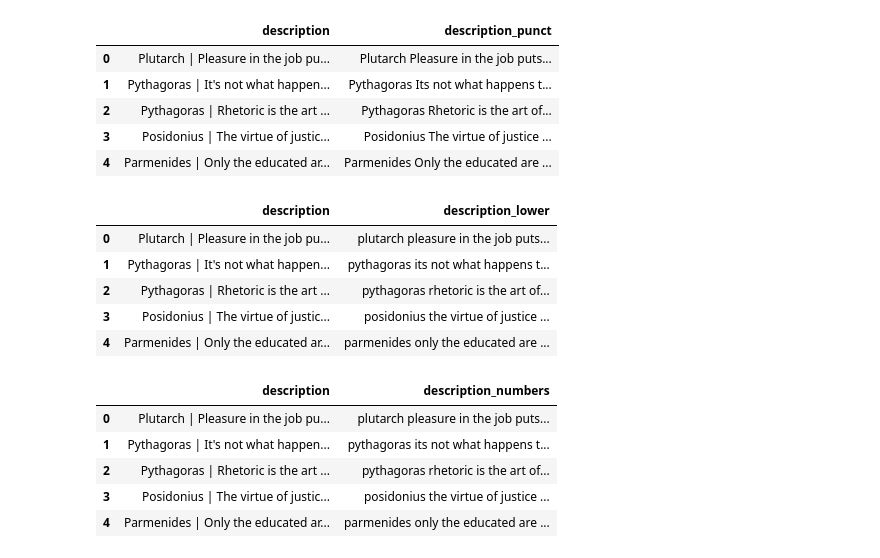
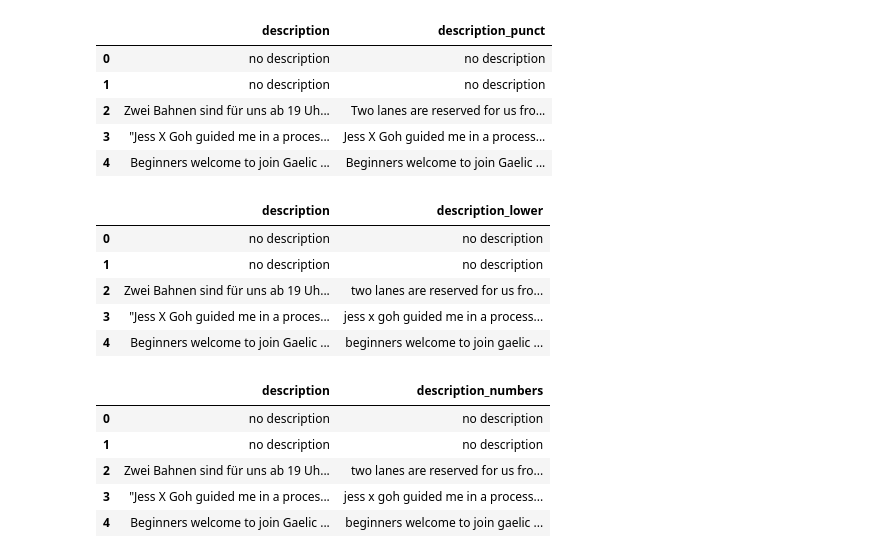
Before and after one commit to doode-1708/SportsExperiencePlatform, a Jupyter notebook: notebooks/da_train_save_predict.ipynb, the cells around one changed output. Cells and saved outputs as stored; diff of their text form; code cells hidden in the pictures.

```diff
--- a/notebooks/da_train_save_predict.ipynb
+++ b/notebooks/da_train_save_predict.ipynb
@@ -34,4 +28,4 @@ True
 conn = connect_db()
 
 if conn:
-    users_df, events_df = get_data(conn)
+    users_df, events_df, ahoy_events_df = get_data(conn)
@@ -65,3 +41,27 @@ events_df.sample(10)
+# %%
+from_code = "de"
+to_code = "en"
+
+# Download and install Argos Translate package
+available_packages = argostranslate.package.get_available_packages()
+
+available_package = list(
+    filter(
+        lambda x: x.from_code == from_code and x.to_code == to_code, available_packages
+    )
+)[0]
+download_path = available_package.download()
+argostranslate.package.install_from_path(download_path)
+
+# Translate
+installed_languages = argostranslate.translate.get_installed_languages()
+from_lang = list(filter(
+    lambda x: x.code == from_code,
+    installed_languages))[0]
+to_lang = list(filter(
+    lambda x: x.code == to_code,
+    installed_languages))[0]
+translation = from_lang.get_translation(to_lang)
 # %%
 def remove_punctuation(text):
     for s in text:
@@ -84,3 +99,10 @@ def remove_stop_words(text, language='english'):
+# %%
+def language_translation(string, translator=translation):
+    if detect(string) != 'en':
+        translatedText = translation.translate(string)
+        return translatedText
+    else:
+        return string
 # %%
 def lemmatize_text(text):
     lemmatizer = WordNetLemmatizer()
@@ -88,0 +152,4 @@ def lemmatize_text(text):
+# %%
+events_df['description_translated'] = events_df.description.apply(language_translation, translator=translation)
+events_df['title_translated'] = events_df.title.apply(language_translation, translator=translation)
+events_df[['description', 'description_translated']].head()
@@ -89,32 +163,35 @@ def lemmatize_text(text):
 # %%
-events_df['description_punct'] = events_df.description.apply(remove_punctuation)
+events_df['description_punct'] = events_df.description_translated.apply(remove_punctuation)
+events_df['title_punct'] = events_df.title_translated.apply(remove_punctuation)
 events_df[['description', 'description_punct']].head()
 # %% [output]
 |  | description | description_punct |
-| 0 | Plutarch | Pleasure in the job pu... | Plutarch Pleasure in the job puts... |
-| 1 | Pythagoras | It's not what happen... | Pythagoras Its not what happens t... |
-| 2 | Pythagoras | Rhetoric is the art ... | Pythagoras Rhetoric is the art of... |
-| 3 | Posidonius | The virtue of justic... | Posidonius The virtue of justice ... |
-| 4 | Parmenides | Only the educated ar... | Parmenides Only the educated are ... |
+| 0 | no description | no description |
+| 1 | no description | no description |
+| 2 | Zwei Bahnen sind für uns ab 19 Uh... | Two lanes are reserved for us fro... |
+| 3 | "Jess X Goh guided me in a proces... | Jess X Goh guided me in a process... |
+| 4 | Beginners welcome to join Gaelic ... | Beginners welcome to join Gaelic ... |
 # %%
 events_df['description_lower'] = events_df.description_punct.apply(lower_text)
+events_df['title_lower'] = events_df.title_punct.apply(lower_text)
 events_df[['description', 'description_lower']].head()
 # %% [output]
 |  | description | description_lower |
-| 0 | Plutarch | Pleasure in the job pu... | plutarch pleasure in the job puts... |
-| 1 | Pythagoras | It's not what happen... | pythagoras its not what happens t... |
-| 2 | Pythagoras | Rhetoric is the art ... | pythagoras rhetoric is the art of... |
-| 3 | Posidonius | The virtue of justic... | posidonius the virtue of justice ... |
-| 4 | Parmenides | Only the educated ar... | parmenides only the educated are ... |
+| 0 | no description | no description |
+| 1 | no description | no description |
+| 2 | Zwei Bahnen sind für uns ab 19 Uh... | two lanes are reserved for us fro... |
+| 3 | "Jess X Goh guided me in a proces... | jess x goh guided me in a process... |
+| 4 | Beginners welcome to join Gaelic ... | beginners welcome to join gaelic ... |
 # %%
 events_df['description_numbers'] = events_df.description_lower.apply(remove_numbers)
+events_df['title_numbers'] = events_df.title_lower.apply(remove_numbers)
 events_df[['description', 'description_numbers']].head()
 # %% [output]
 |  | description | description_numbers |
-| 0 | Plutarch | Pleasure in the job pu... | plutarch pleasure in the job puts... |
-| 1 | Pythagoras | It's not what happen... | pythagoras its not what happens t... |
-| 2 | Pythagoras | Rhetoric is the art ... | pythagoras rhetoric is the art of... |
-| 3 | Posidonius | The virtue of justic... | posidonius the virtue of justice ... |
-| 4 | Parmenides | Only the educated ar... | parmenides only the educated are ... |
+| 0 | no description | no description |
+| 1 | no description | no description |
+| 2 | Zwei Bahnen sind für uns ab 19 Uh... | two lanes are reserved for us fro... |
+| 3 | "Jess X Goh guided me in a proces... | jess x goh guided me in a process... |
+| 4 | Beginners welcome to join Gaelic ... | beginners welcome to join gaelic ... |
 # %%
 events_df['description_stopwords'] = events_df.description_numbers.apply(remove_stop_words, language='english')
```
Also changed, not shown: parts of 42 cells of this notebook, 7 other files.
